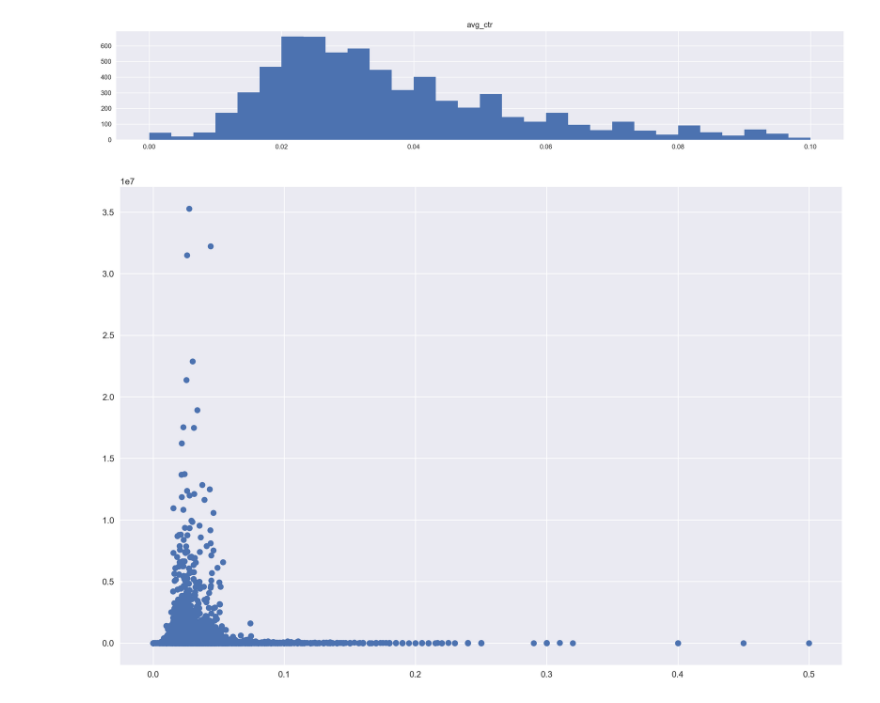
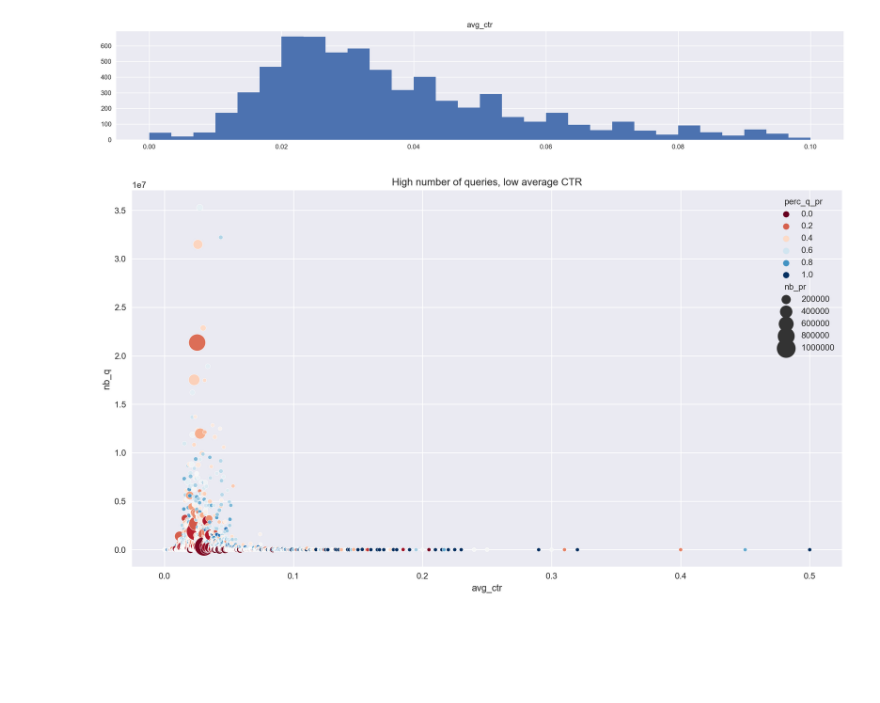
Before and after one commit to erezanovich/kg-data-analysis, a Jupyter notebook: user_activity_month.ipynb, the cells around one changed output. Drawn from its saved outputs; the diff is of its cells as text; code cells hidden in the pictures; blank space fills up the shorter version.

```diff
--- a/user_activity_month.ipynb
+++ b/user_activity_month.ipynb
@@ -476,36 +476,14 @@ df_concept_metrics.hist(column='avg_ctr', bins = 30, figsize=(20,3));
 df_concept_metrics[df_concept_metrics['avg_ctr']<0.1].hist(column='avg_ctr', bins = 30, figsize=(20,3));
 # %% [output]
 [figure]
-# %%
-x = df_concept_metrics['avg_ctr']
-y = df_concept_metrics['nb_q']
-
-fig = plt.figure(figsize=(15,10))
-ax = fig.subplots()
-ax.plot(x, y, 'o')
-#hue="nb_pr", size = "nb_pr", palette="husl", edgecolors="black",alpha=1, sizes=(20, 400))
-
-cursor = Cursor(ax, horizOn=True, vertOn=True, useblit=True, color='r', linewidth=1)
-
-annot = ax.annotate("", xy=(0,0), xytext=(-40, 40), textcoords = "offset points", bbox=dict(boxstyle='round4', fc='linen', ec='k', lw=1),\
-                    arrowprops=dict(arrowstyle='-|>'))
-annot.set_visible(False)
-
-coord =[]
-def onclick(event):
-    global coord
-    coord.append((event.xdata, event.ydata))
-    x = event.xdata
-    y = event.ydata
-    print([x,y])
-    text = "({:.2g},{:.2g})".format(x,y)
-    annot.set_text(text)
-    annot.set_visible(True)
-    fig.canvas.draw()
-
-fig.canvas.mpl_connect('button_press_event', onclick)
-plt.show()
-# %% [output]
-[figure, removed]
+# %%
+plt.figure(figsize=(15,8))
+sns.scatterplot(data=df_concept_metrics, x='avg_ctr', y="nb_q", \
+     size = "nb_pr", hue="perc_q_pr", edgecolors="black", palette="RdBu",\
+     alpha=1, sizes=(20, 500))
+plt.title('High number of queries, low average CTR')
+plt.show()
+# %% [output]
+[figure, added]
 # %%
 plt.figure(figsize=(15,8))
```
Also changed, not shown: parts of 10 cells of this notebook.
